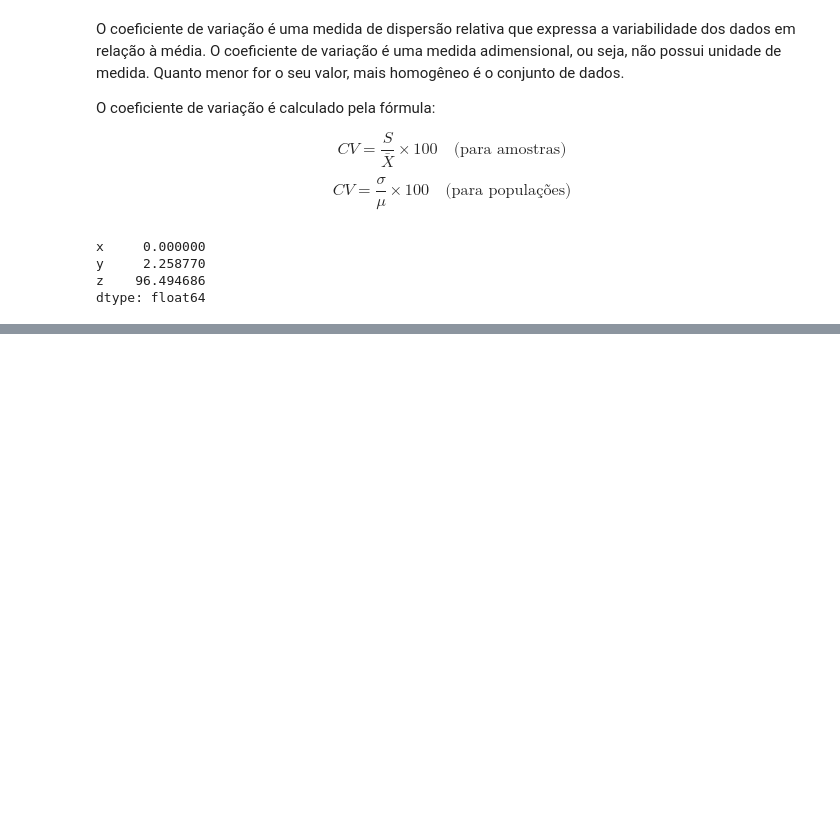
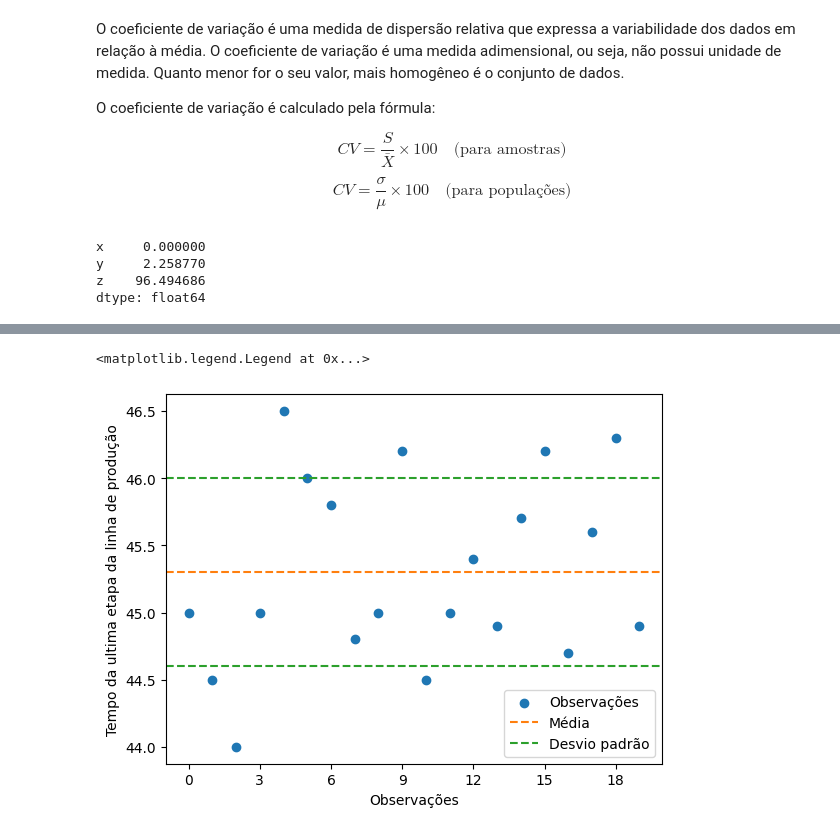
Before and after one commit to PauloViniciusR/Estatistica_dados, a Jupyter notebook: Estatistica_Descritiva/08_estatistica_univariada_dispersao.ipynb, the cells around one changed output, grey strips where cells are left out. Cells and saved outputs as stored; diff of their text form; code cells hidden in the pictures; blank space fills up the shorter version.

```diff
--- a/Estatistica_Descritiva/08_estatistica_univariada_dispersao.ipynb
+++ b/Estatistica_Descritiva/08_estatistica_univariada_dispersao.ipynb
@@ -188,3 +188,9 @@ x     0.000000
 y     2.258770
 z    96.494686
 dtype: float64
+# %%
+DADOS = "../dados/carrots.csv"
+
+df_cenouras = pd.read_csv(DADOS)
+
+df_cenouras.head()
@@ -190,0 +216,19 @@ dtype: float64
+# %%
+fg, ax = plt.subplots()
+
+ax.scatter(df_cenouras.index, df_cenouras["carrots"], label="Observações")
+
+ax.xaxis.set_major_locator(mtick.MaxNLocator(integer=True))
+
+ax.axhline(df_cenouras["carrots"].mean(), color="C1", linestyle="--", label="Média")
+ax.axhline(df_cenouras["carrots"].mean() + df_cenouras["carrots"].std(), color="C2", linestyle="--", label="Desvio padrão")
+ax.axhline(df_cenouras["carrots"].mean() - df_cenouras["carrots"].std(), color="C2", linestyle="--")
+
+
+ax.set_ylabel("Tempo da ultima etapa da linha de produção")
+ax.set_xlabel("Observações")
+
+ax.legend()
+# %% [output]
+<matplotlib.legend.Legend at 0x...>
+[figure, added]
```
Also changed, not shown: parts of 2 cells of this notebook.
